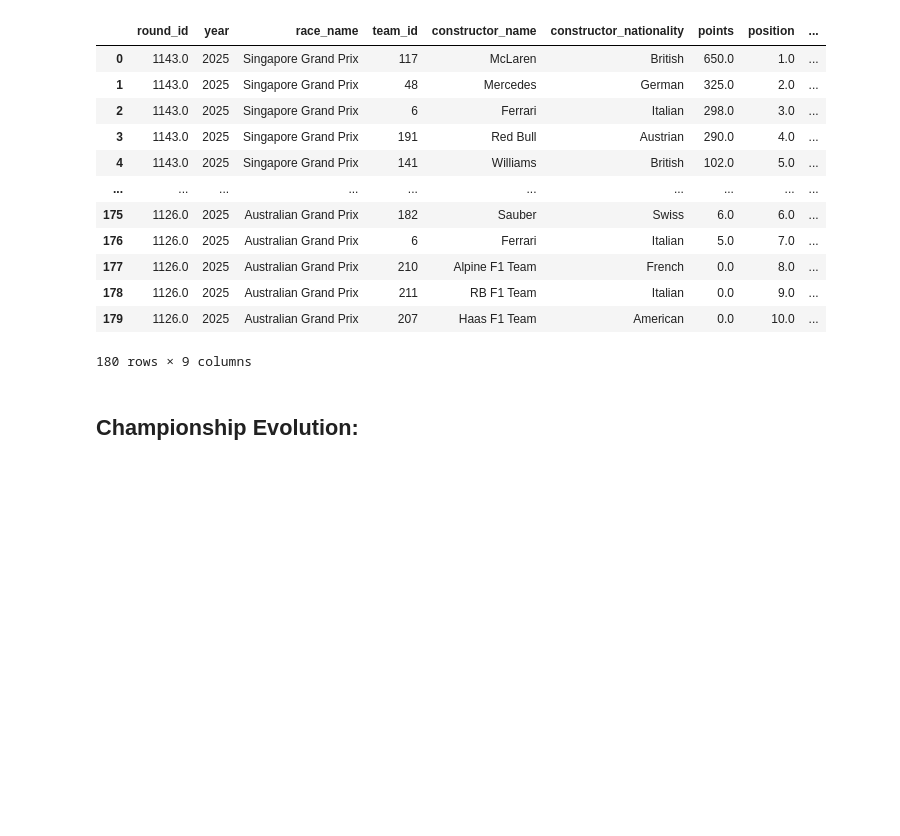
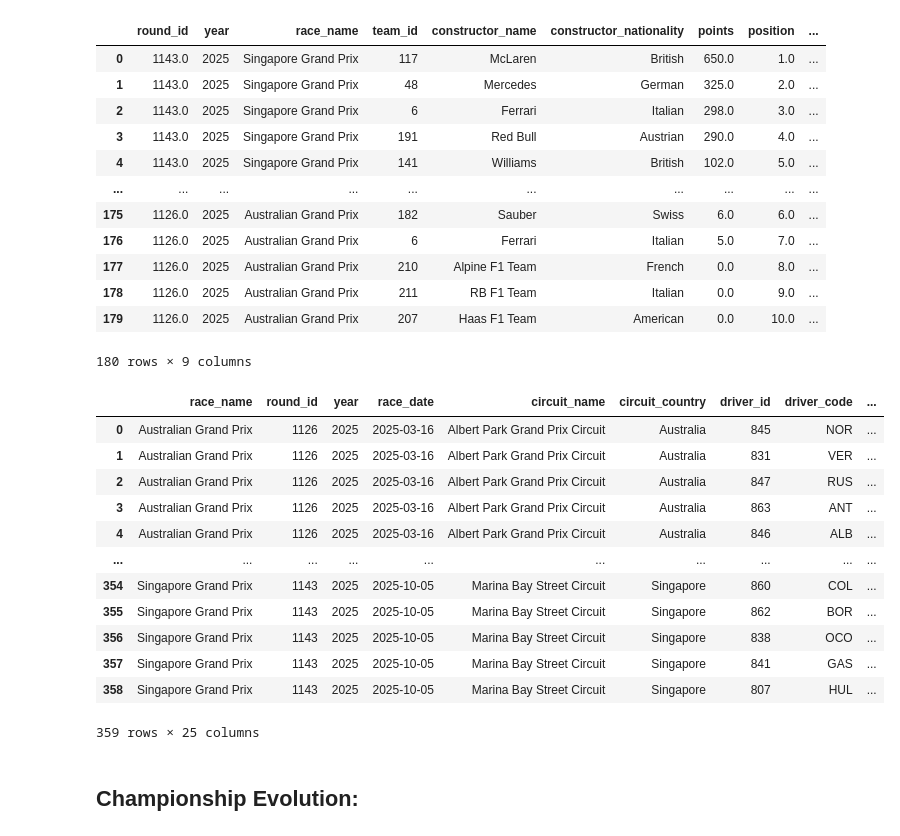
Before and after one commit to oaojVSM/f1_analytics, a Jupyter notebook: notebooks/2025_championship.ipynb, the cells around one changed output. Saved outputs shown, nothing was run; the diff lists cells and outputs as text; code cells hidden in the pictures; blank space fills up the shorter version.

```diff
--- a/notebooks/2025_championship.ipynb
+++ b/notebooks/2025_championship.ipynb
@@ -66,5 +66,24 @@ df_wcc
 | 178 | 1126.0 | 2025 | Australian Grand Prix | 211 | RB F1 Team | Italian | 0.0 | 9.0 | ... |
 | 179 | 1126.0 | 2025 | Australian Grand Prix | 207 | Haas F1 Team | American | 0.0 | 10.0 | ... |
 180 rows × 9 columns
+# %%
+df_races = f1_db.run_query_file('data/db_queries/race_results_report.sql')
+df_races = df_races[df_races['year']==2025]
+# %%
+df_races
+# %% [output]
+|  | race_name | round_id | year | race_date | circuit_name | circuit_country | driver_id | driver_code | ... |
+| 0 | Australian Grand Prix | 1126 | 2025 | 2025-03-16 | Albert Park Grand Prix Circuit | Australia | 845 | NOR | ... |
+| 1 | Australian Grand Prix | 1126 | 2025 | 2025-03-16 | Albert Park Grand Prix Circuit | Australia | 831 | VER | ... |
+| 2 | Australian Grand Prix | 1126 | 2025 | 2025-03-16 | Albert Park Grand Prix Circuit | Australia | 847 | RUS | ... |
+| 3 | Australian Grand Prix | 1126 | 2025 | 2025-03-16 | Albert Park Grand Prix Circuit | Australia | 863 | ANT | ... |
+| 4 | Australian Grand Prix | 1126 | 2025 | 2025-03-16 | Albert Park Grand Prix Circuit | Australia | 846 | ALB | ... |
+| ... | ... | ... | ... | ... | ... | ... | ... | ... | ... |
+| 354 | Singapore Grand Prix | 1143 | 2025 | 2025-10-05 | Marina Bay Street Circuit | Singapore | 860 | COL | ... |
+| 355 | Singapore Grand Prix | 1143 | 2025 | 2025-10-05 | Marina Bay Street Circuit | Singapore | 862 | BOR | ... |
+| 356 | Singapore Grand Prix | 1143 | 2025 | 2025-10-05 | Marina Bay Street Circuit | Singapore | 838 | OCO | ... |
+| 357 | Singapore Grand Prix | 1143 | 2025 | 2025-10-05 | Marina Bay Street Circuit | Singapore | 841 | GAS | ... |
+| 358 | Singapore Grand Prix | 1143 | 2025 | 2025-10-05 | Marina Bay Street Circuit | Singapore | 807 | HUL | ... |
+359 rows × 25 columns
 # %% [markdown]
 ## Championship Evolution:
```
Also changed, not shown: parts of 8 cells of this notebook, 1 other file.
